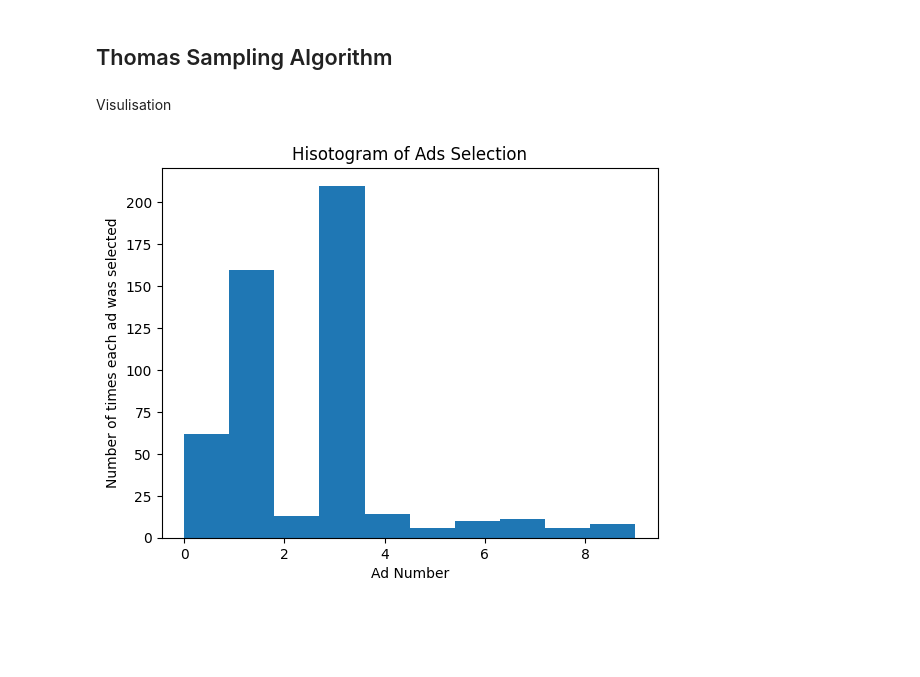
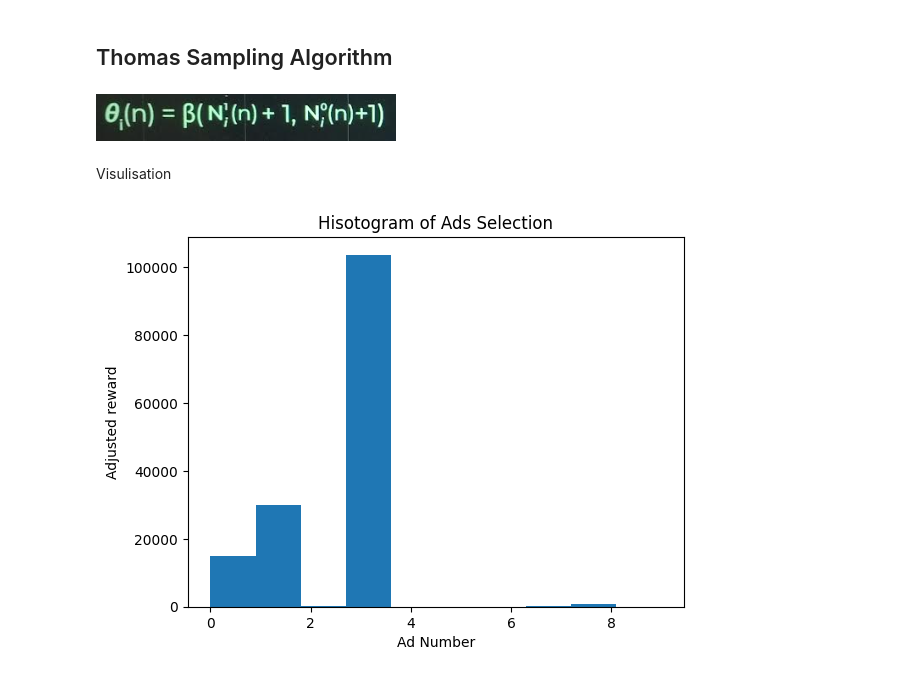
Before and after one commit to failure64/ads-optimization, a Jupyter notebook: Master.ipynb, the cells around one changed output. Saved outputs shown, nothing was run; the diff lists cells and outputs as text; code cells hidden in the pictures; blank space fills up the shorter version.

```diff
--- a/Master.ipynb
+++ b/Master.ipynb
@@ -61,7 +63,7 @@ not possible in our case as we dont want to predict but we want to classify
 # %%
 import math as m
-T= 15000
-num_ads =10
+T= data_set.shape[0]
+num_ads = data_set.shape[1]
 ads_selected=[]
 
 number_of_selections = [0] * num_ads
@@ -100,14 +107,16 @@ plt.show()
 ## Thomas Sampling Algorithm
 # %%
 import random
-T= 15000
-num_ads =10
+T= data_set.shape[0]
+num_ads =data_set.shape[1]
 ads_selected=[]
 
 num_of_rewards_1 =[0] * num_ads
 num_of_rewards_0 =[0] * num_ads
 
 total_rewards=0
+# %% [markdown]
+![image.png](embedded-picture-1)
 # %%
 for n in range(0,T):
   ad = 0
@@ -131,8 +140,8 @@ Visulisation
 # %%
 plt.hist(ads_selected)
 plt.title('Hisotogram of Ads Selection')
 plt.xlabel("Ad Number")
-plt.ylabel('Number of times each ad was selected')
+plt.ylabel('Adjusted reward')
 plt.show()
 # %% [output]
-[figure, old version]
+[figure, new version]
```
Also changed, not shown: parts of 4 cells of this notebook.
